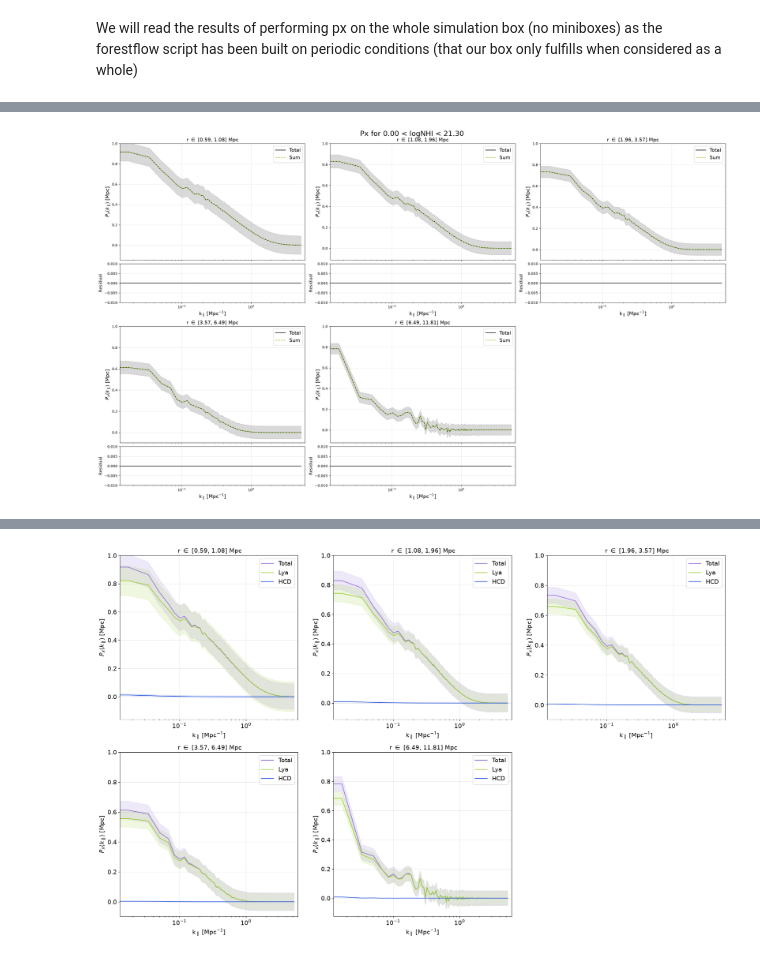
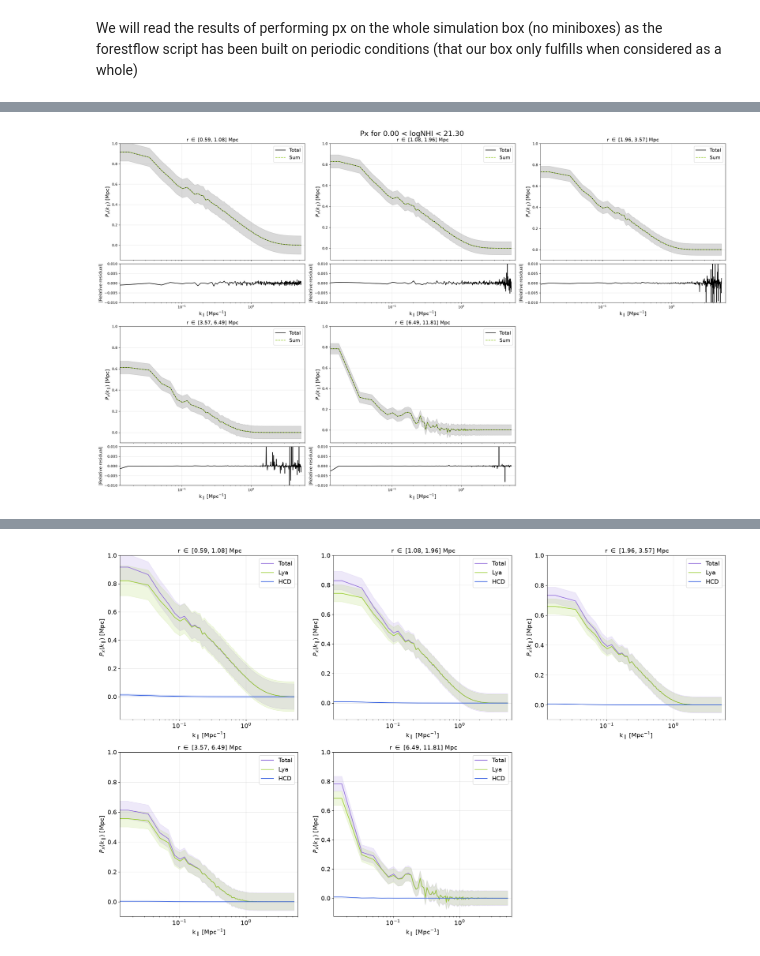
Before and after one commit to andreufont/astrid_hcd, a Jupyter notebook: SimulationFields/Px.ipynb, the cells around one changed output, grey strips where cells are left out. Cells and saved outputs as stored; diff of their text form; code cells hidden in the pictures.

```diff
--- a/SimulationFields/Px.ipynb
+++ b/SimulationFields/Px.ipynb
@@ -419,34 +419,34 @@ for i in np.arange(n_bins):
     # each r-bin gets its own 2-row mini-layout inside a 2x3 grid cell
     gs = plt.GridSpec(2, 3)[i]
     inner = gs.subgridspec(2, 1, height_ratios=[3, 1], hspace=0.05)
     ax_main = fig.add_subplot(inner[0])
     ax_res = fig.add_subplot(inner[1], sharex=ax_main)
 
     # ---------------- MAIN ----------------
     ax_main.plot(k_los, Px_tot[i], color='k', label='Total')
-    ax_main.fill_between( k_los, Px_tot[i] - Px_std_tot[i], Px_tot[i] + Px_std_tot[i], color='k', alpha=0.15)
+    ax_main.fill_between(k_los, Px_tot[i] - Px_std_tot[i], Px_tot[i] + Px_std_tot[i], color='k', alpha=0.15)
     ax_main.plot(k_los, Px_model[i], linestyle='--', color='yellowgreen', label='Sum')
 
     ax_main.set_xscale('log')
     ax_main.set_xlim(right=6)
     ax_main.set_ylim(top=1)
     ax_main.grid(alpha=0.3)
     ax_main.legend(fontsize=14)
     ax_main.set_ylabel(r'$P_{x}(k_\parallel)$ [Mpc]', fontsize=14)
     ax_main.set_title(r'r $\in$ [%.2f, %.2f] Mpc' % (r_bins[i], r_bins[i+1]), fontsize=14)
     ax_main.tick_params(labelbottom=False)
 
     # ---------------- RESIDUAL ----------------
-    ax_res.plot(k_los, Px_tot[i] - Px_model[i], color='k')
+    ax_res.plot(k_los, (Px_tot[i] - Px_model[i])/Px_tot[i]*100, color='k')
 
     ax_res.set_xscale('log')
     ax_res.set_xlim(right=6)
     ax_res.grid(alpha=0.3)
     ax_res.set_xlabel(r'k$_\parallel$ [Mpc$^{-1}$]', fontsize=14)
-    ax_res.set_ylabel('Residual', fontsize=12)
+    ax_res.set_ylabel('|Relative residual|', fontsize=12)
     ax_res.set_ylim(-0.01, 0.01)
 
 plt.tight_layout()
 plt.savefig('plot.png', dpi=200, bbox_inches='tight')
 # %% [output]
-[figure, old version]
+[figure, new version]
```
Also changed, not shown: parts of 6 cells of this notebook, 3 other files.
